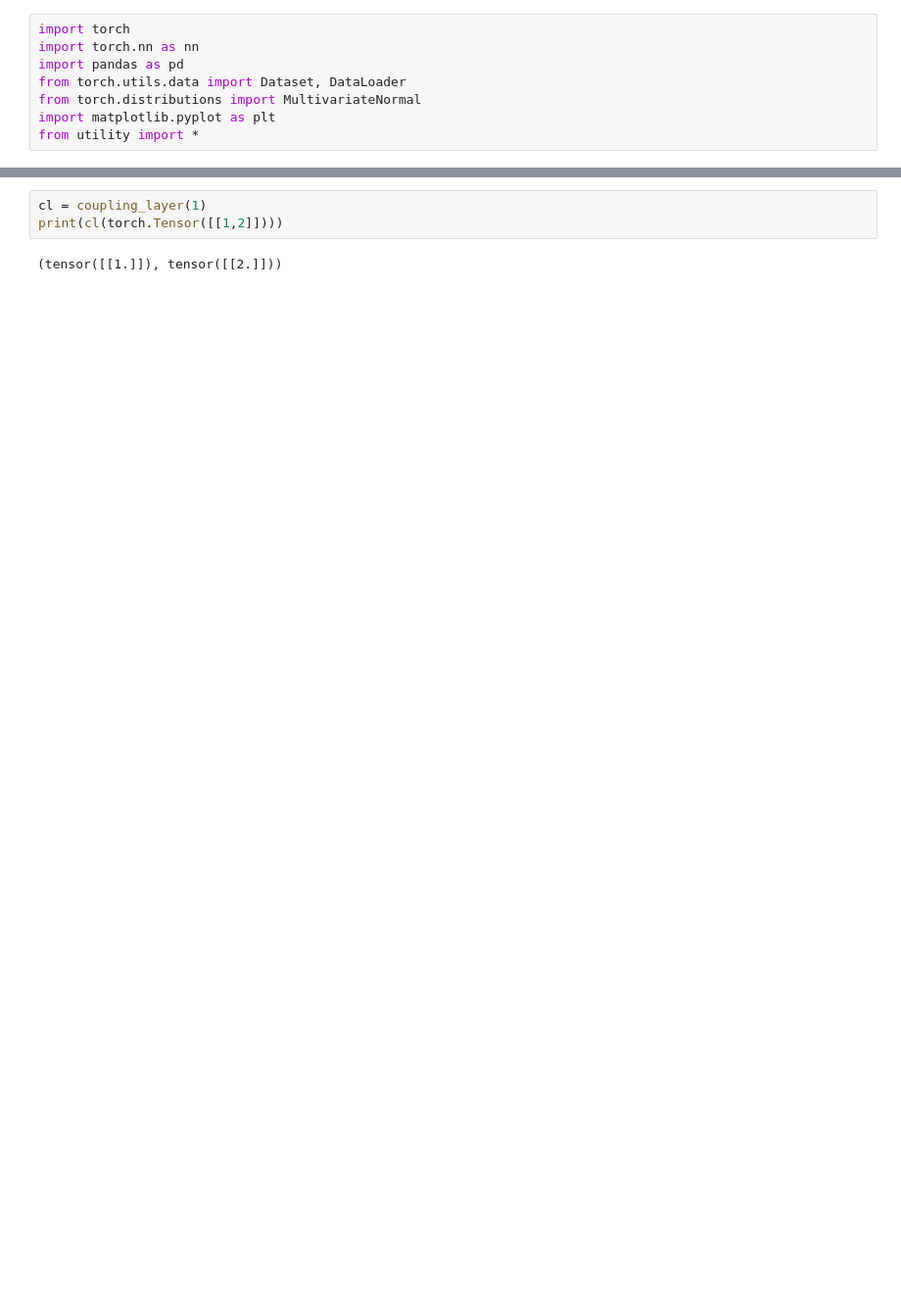
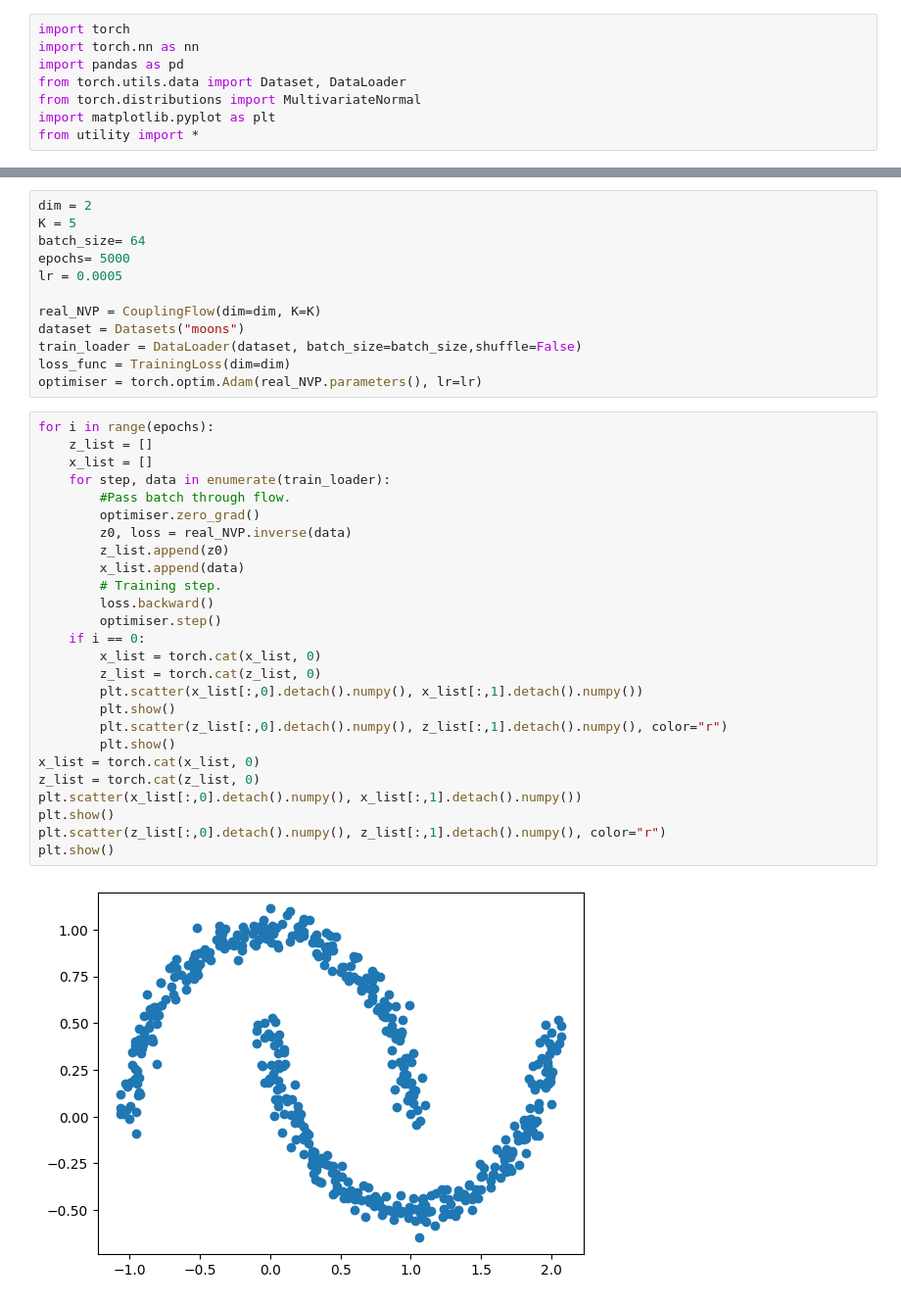
Before and after one commit to MJordahn/probai2022-NTNU, a Jupyter notebook: Real-NVP.ipynb, the cells around one changed output, grey strips where cells are left out. Shown at 98% size. Cells and saved outputs as stored; diff of their text form; blank space fills up the shorter version.

```diff
--- a/Real-NVP.ipynb
+++ b/Real-NVP.ipynb
@@ -68,5 +111,40 @@ class CouplingFlow(nn.Module):
-# %%
-cl = coupling_layer(1)
-print(cl(torch.Tensor([[1,2]])))
-# %% [output]
-(tensor([[1.]]), tensor([[2.]]))
+# %%
+dim = 2
+K = 5
+batch_size= 64
+epochs= 5000
+lr = 0.0005
+
+real_NVP = CouplingFlow(dim=dim, K=K)
+dataset = Datasets("moons")
+train_loader = DataLoader(dataset, batch_size=batch_size,shuffle=False)
+loss_func = TrainingLoss(dim=dim)
+optimiser = torch.optim.Adam(real_NVP.parameters(), lr=lr)
+# %%
+for i in range(epochs):
+    z_list = []
+    x_list = []
+    for step, data in enumerate(train_loader):
+        #Pass batch through flow.
+        optimiser.zero_grad()
+        z0, loss = real_NVP.inverse(data)
+        z_list.append(z0)
+        x_list.append(data)
+        # Training step.
+        loss.backward()
+        optimiser.step()
+    if i == 0:
+        x_list = torch.cat(x_list, 0)
+        z_list = torch.cat(z_list, 0)
+        plt.scatter(x_list[:,0].detach().numpy(), x_list[:,1].detach().numpy())
+        plt.show()
+        plt.scatter(z_list[:,0].detach().numpy(), z_list[:,1].detach().numpy(), color="r")
+        plt.show()
+x_list = torch.cat(x_list, 0)
+z_list = torch.cat(z_list, 0)
+plt.scatter(x_list[:,0].detach().numpy(), x_list[:,1].detach().numpy())
+plt.show()
+plt.scatter(z_list[:,0].detach().numpy(), z_list[:,1].detach().numpy(), color="r")
+plt.show()
+# %% [output]
+[figure, added]
```
Also changed, not shown: parts of 4 cells of this notebook, 15 other files.
